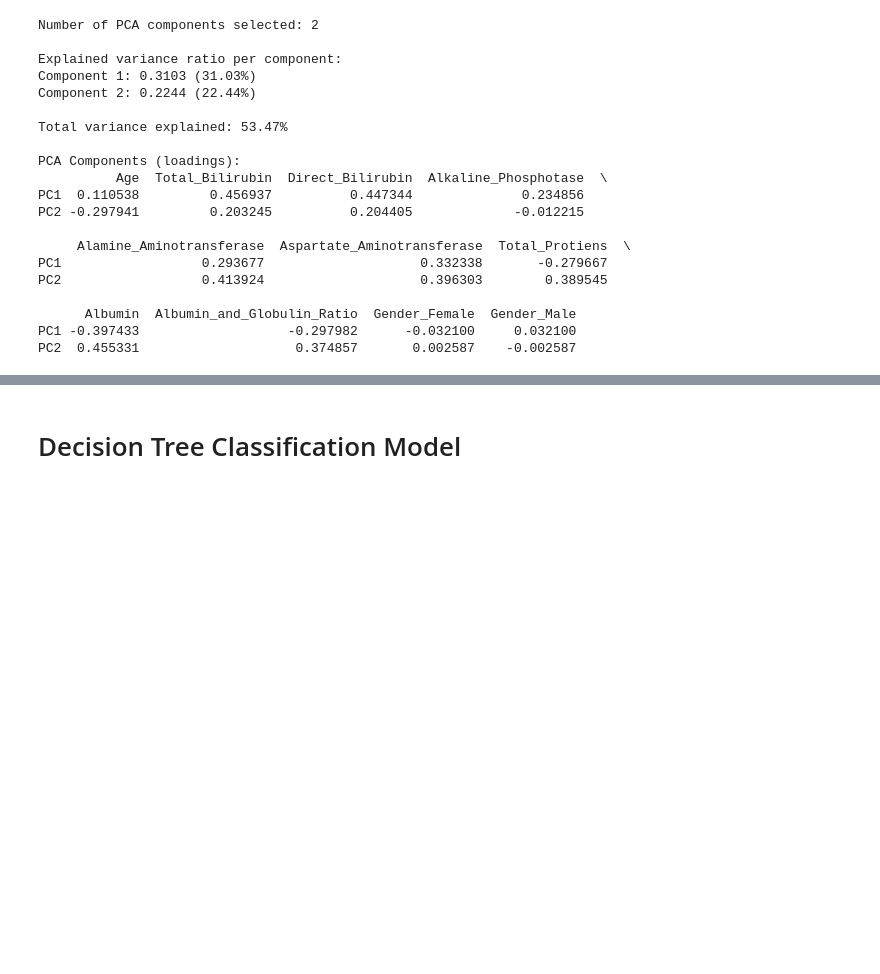
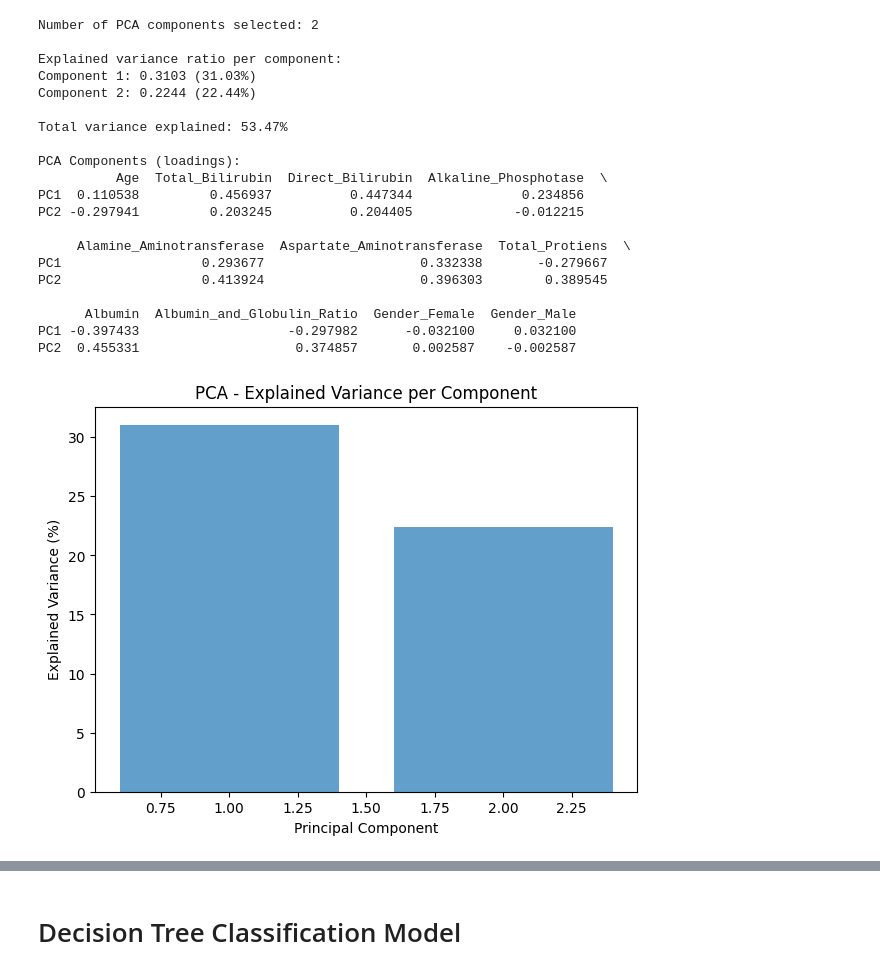
Before and after one commit to hamburguesasinmayonesa/Practica_1-MachineLearning, a Jupyter notebook: 3-código.ipynb, the cells around one changed output, grey strips where cells are left out. Saved outputs shown, nothing was run; the diff lists cells and outputs as text; code cells hidden in the pictures; blank space fills up the shorter version.

```diff
--- a/3-código.ipynb
+++ b/3-código.ipynb
@@ -706,3 +803,13 @@ PC2                  0.413924                    0.396303        0.389545
       Albumin  Albumin_and_Globulin_Ratio  Gender_Female  Gender_Male
 PC1 -0.397433                   -0.297982      -0.032100     0.032100
 PC2  0.455331                    0.374857       0.002587    -0.002587
+# %%
+# --- PCA Explained Variance Plot ---
+plt.figure(figsize=(7,5))
+plt.bar(range(1, n_components + 1), explained_variance * 100, alpha=0.7)
+plt.ylabel('Explained Variance (%)')
+plt.xlabel('Principal Component')
+plt.title('PCA - Explained Variance per Component')
+plt.show()
+# %% [output]
+[figure, added]
```
Also changed, not shown: parts of 4 cells of this notebook.
